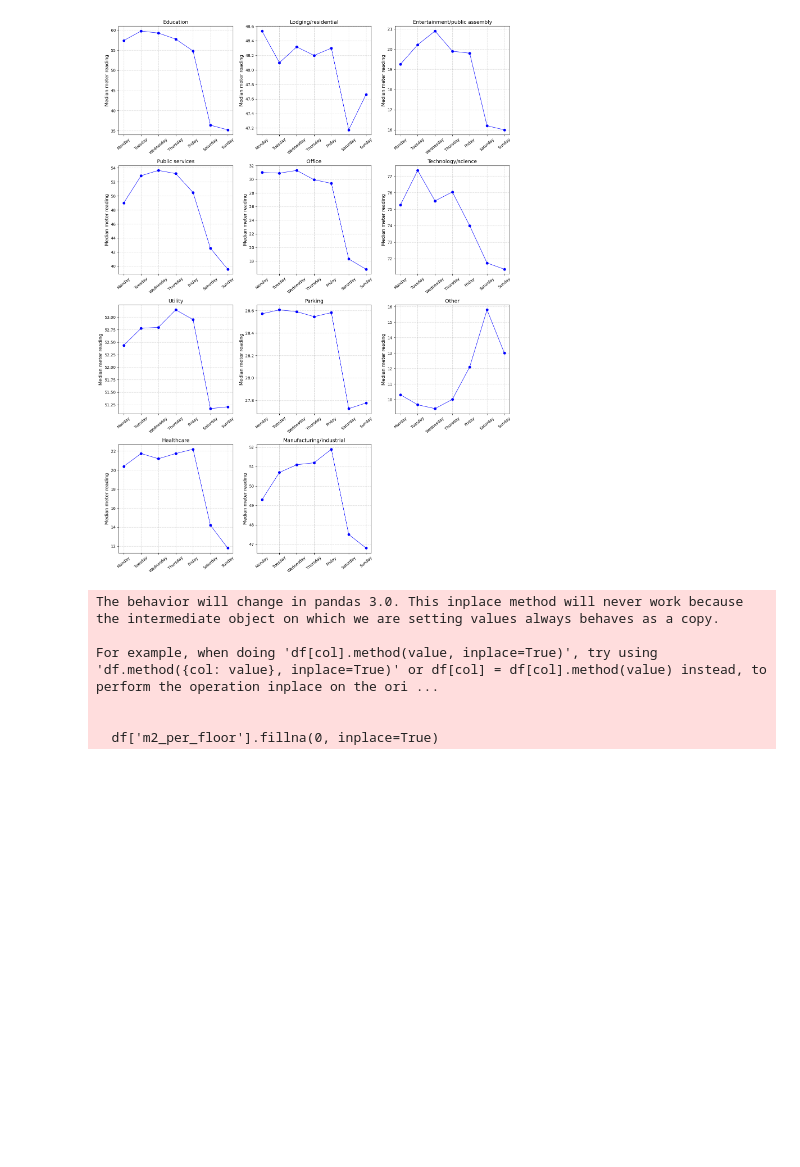
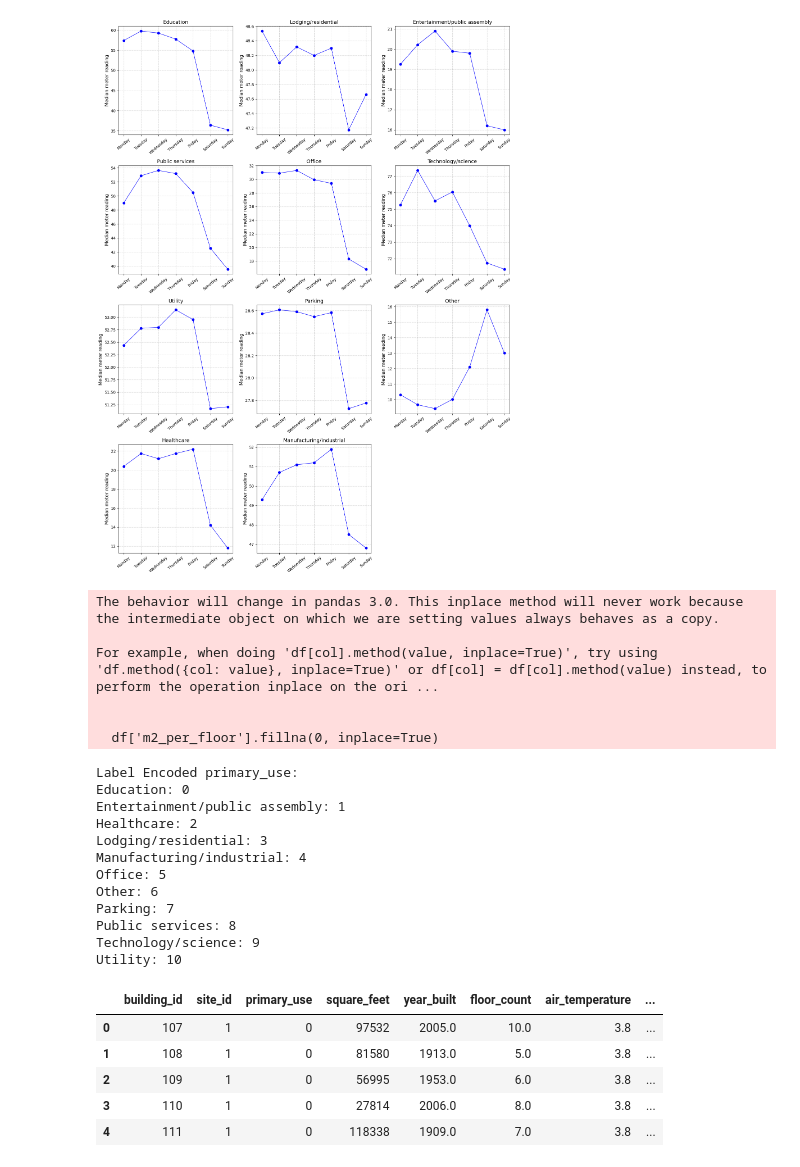
Before and after one commit to cristiano-nicolau/energy_consumption_prediction, a Jupyter notebook: EDA/eda.ipynb, the cells around one changed output. Cells and saved outputs as stored; diff of their text form; code cells hidden in the pictures; blank space fills up the shorter version.

```diff
--- a/EDA/eda.ipynb
+++ b/EDA/eda.ipynb
@@ -374,0 +364,41 @@ df.head()
+# %%
+from sklearn.preprocessing import LabelEncoder
+
+# Check if 'primary_use' is already encoded
+if df['primary_use'].dtype == 'object':
+    le = LabelEncoder()
+    df['primary_use'] = le.fit_transform(df['primary_use'])
+
+    # Print the transformation
+    print("Label Encoded primary_use:")
+    for original, encoded in zip(le.classes_, range(len(le.classes_))):
+        print(f"{original}: {encoded}")
+else:
+    print("'primary_use' is already encoded.")
+
+col = 'target'
+cols = df.columns.tolist()
+cols.remove(col)
+cols.append(col)
+df = df[cols]
+
+df.head()
+# %% [output]
+Label Encoded primary_use:
+Education: 0
+Entertainment/public assembly: 1
+Healthcare: 2
+Lodging/residential: 3
+Manufacturing/industrial: 4
+Office: 5
+Other: 6
+Parking: 7
+Public services: 8
+Technology/science: 9
+Utility: 10
+|  | building_id | site_id | primary_use | square_feet | year_built | floor_count | air_temperature | ... |
+| 0 | 107 | 1 | 0 | 97532 | 2005.0 | 10.0 | 3.8 | ... |
+| 1 | 108 | 1 | 0 | 81580 | 1913.0 | 5.0 | 3.8 | ... |
+| 2 | 109 | 1 | 0 | 56995 | 1953.0 | 6.0 | 3.8 | ... |
+| 3 | 110 | 1 | 0 | 27814 | 2006.0 | 8.0 | 3.8 | ... |
+| 4 | 111 | 1 | 0 | 118338 | 1909.0 | 7.0 | 3.8 | ... |
```
Also changed, not shown: parts of 4 cells of this notebook, 2 other files.
